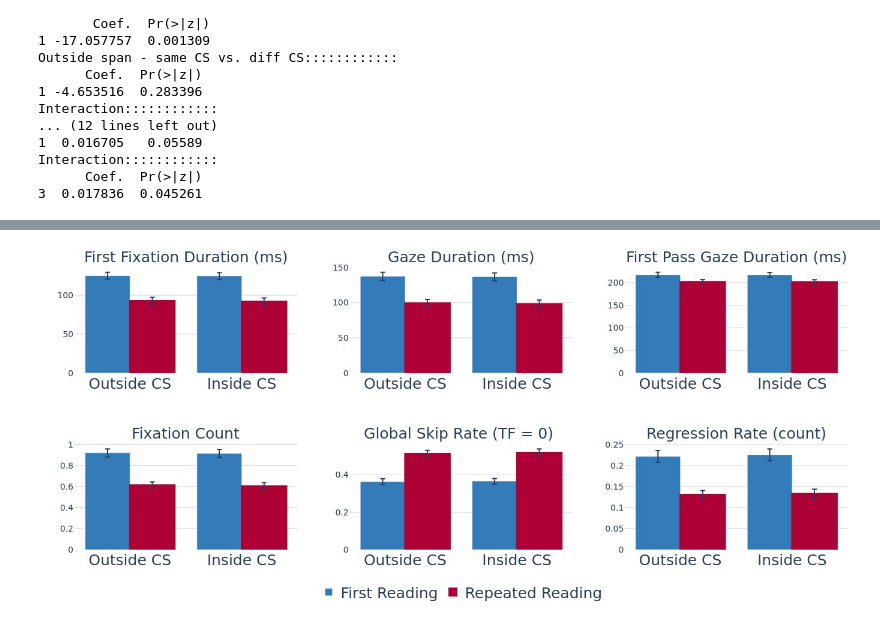
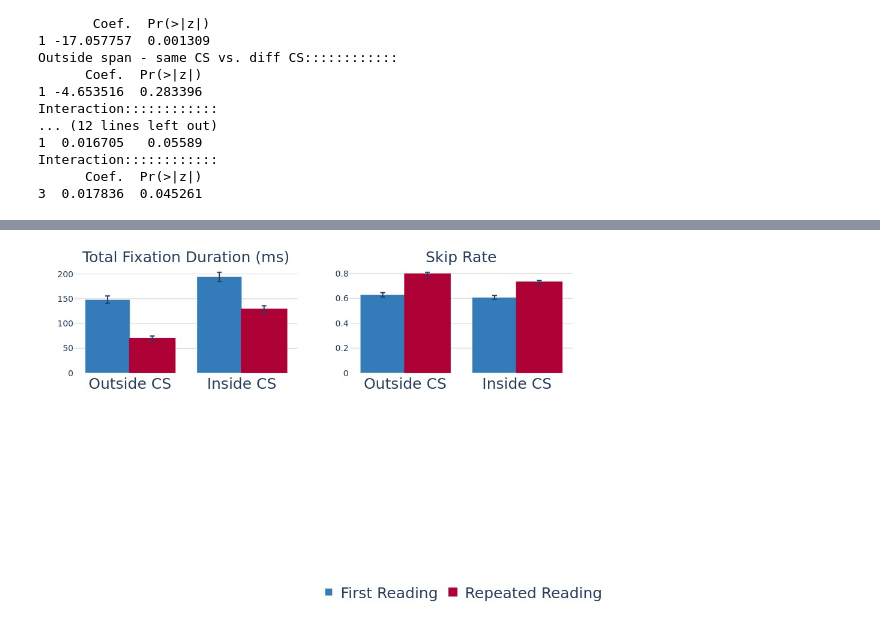
Before and after one commit to lacclab/Eye_Movements_in_Repeated_Reading, a Jupyter notebook: src/global_eye_movement_measures.ipynb, the cells around one changed output, grey strips where cells are left out. Cells and saved outputs as stored; diff of their text form; code cells hidden in the pictures.

Commit message:
Hunting - in vs. out CS without same span distinction

```diff
--- a/src/global_eye_movement_measures.ipynb
+++ b/src/global_eye_movement_measures.ipynb
@@ -1994,7 +1999,9 @@ et_data_enriched["reread_and_same_CS"] = et_data_enriched.apply(
     lambda x: (
         "First_Reading"
         if x["reread"] == 0
-        else "RR_same_CS" if x["reread"] == 1 and x["same_span_in_FR"] else "RR_diff_CS"
+        else "RR_same_CS"
+        if x["reread"] == 1 and x["same_span_in_FR"]
+        else "RR_diff_CS"
     ),
     axis=1,
 )
@@ -3084,9 +3104,12 @@ Interaction::::::::::::
 # %%
+H_G = "Hunting"
+# outcomes = all_outcomes
+outcomes = ["IA_DWELL_TIME", "IA_SKIP"]
 means_all_outcomes = calc_mm_means_for_all_outcomes(
-    et_data_enriched.query("has_preview == 'Gathering'"),
+    et_data_enriched.query(f"has_preview == '{H_G}'"),
     ["is_in_aspan", "reread"],
     re_columns,
-    all_outcomes,
+    ["IA_DWELL_TIME", "IA_SKIP"],
     mean_mode="subset_mean",
 )
 means_all_outcomes["is_in_aspan"] = means_all_outcomes["is_in_aspan"].apply(
@@ -3119,0 +3127,13 @@ u_vals: ['False__0', 'False__1', 'True__0', 'True__1']
+# %%
+for outcome in outcomes:
+    run_linear_mm(
+        et_data_enriched.query("has_preview == 'Hunting'"),
+        outcome,
+        re_columns,
+        f"{outcome} ~ 1 + reread * is_in_aspan + (1 + reread * is_in_aspan | subject_id) + (1 + reread * is_in_aspan | unique_paragraph_id)",
+        model_res_var_name="j_model",
+        # centralize_covariates=True,
+        centralize_outcome=False,
+        z_outcome=False,
+        print_model_res=True,
+    )
@@ -3134,7 +3172,7 @@ fig = make_subplots(
                 if outcome not in ["IA_SKIP", "IA_RUN_COUNT"]
                 else ""
             )
-            for outcome in all_outcomes
+            for outcome in outcomes
         ]
     ),
 )
@@ -3148,7 +3186,7 @@ reread_vars = [
 fsrt_colors = [colors[0], colors[1], colors[1]]
 
 
-for i, outcome_variable in enumerate(all_outcomes):
+for i, outcome_variable in enumerate(outcomes):
     row = (i // 3) + 1
     col = (i % 3) + 1
     for j, rr_val in enumerate(["First Reading", "Repeated Reading"]):
@@ -3189,36 +3227,36 @@ for i, outcome_variable in enumerate(all_outcomes):
         col=col,
     )
 fig.update_layout(margin=dict(l=0, r=0, b=0, t=50))
 fig.update_layout(
     height=600,
     width=1350,
 )
 
 # increse all font by 10
 fig.update_layout(font=dict(size=25))
 fig.update_annotations(font_size=25)
 
 for i in range(6):
     # turn the grid background to white
-    fig["layout"]["yaxis" + str(i + 1)]["showgrid"] = True # type: ignore
-    fig["layout"]["yaxis" + str(i + 1)]["gridcolor"] = "lightgray" # type: ignore
+    fig["layout"]["yaxis" + str(i + 1)]["showgrid"] = True  # type: ignore
+    fig["layout"]["yaxis" + str(i + 1)]["gridcolor"] = "lightgray"  # type: ignore
 # remove all margins
 
 # move the legend to the bottom
 fig = fig.update_layout(
     legend=dict(
         yanchor="bottom",
         y=-0.2,
         xanchor="center",
         x=0.5,
         font=dict(size=25),
         orientation="h",
     )
 )
 fig.update_layout(margin=dict(l=0, r=0, b=0, t=35))
 fig.show(renderer="jpg")
 # %% [output]
-[figure, old version]
+[figure, new version]
 # %%
 upload(
     fig,
```
Also changed, not shown: parts of 8 cells of this notebook.
